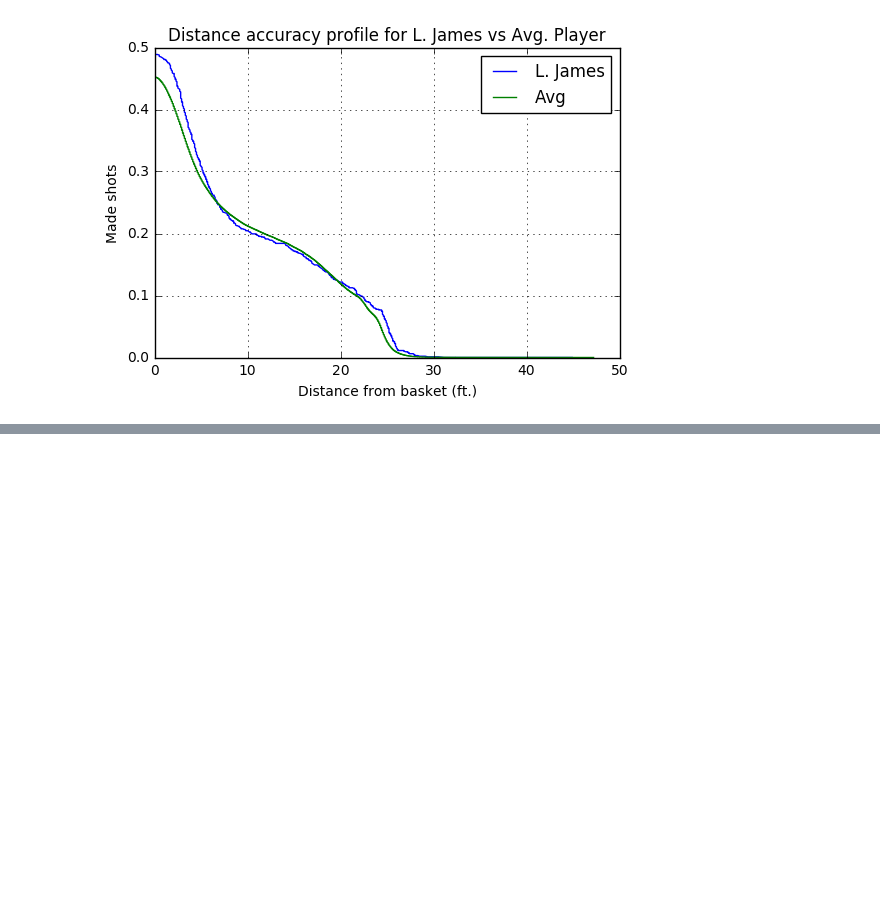
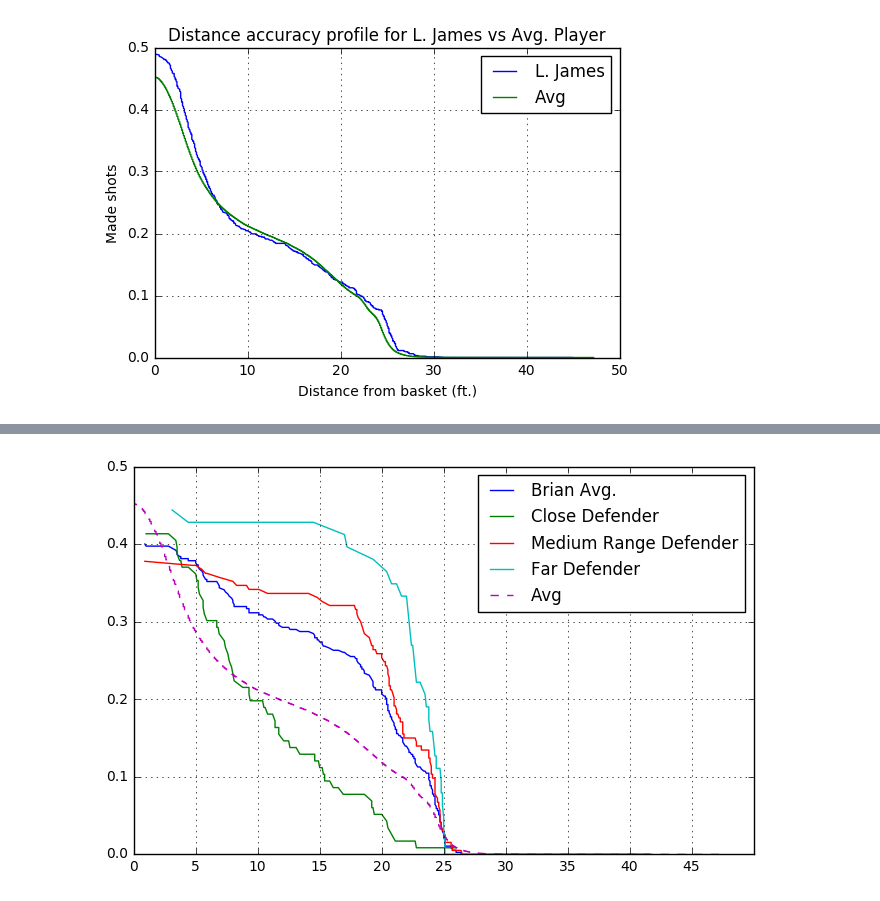
Before and after one commit to victorgcapone/datascience, a Jupyter notebook: NBAShotLogs/NBAShots Analysis - General.ipynb, the cells around one changed output, grey strips where cells are left out. Saved outputs shown, nothing was run; the diff lists cells and outputs as text; code cells hidden in the pictures; blank space fills up the shorter version.

```diff
--- a/NBAShotLogs/NBAShots Analysis - General.ipynb
+++ b/NBAShotLogs/NBAShots Analysis - General.ipynb
@@ -111,16 +116,13 @@ plt.show()
 [figure]
 # %%
 # Let's see how this compares to the average player
-# For this we will profile the sum off all players and divide by total amount of players
-all_players_shots = shot_logs.replace('made', 1).replace('missed', 0).sort_values('SHOT_DIST', ascending=False)
-all_made_cumsum = all_players_shots['SHOT_RESULT'].cumsum()
-all_dist = all_players_shots['SHOT_DIST']
+avg_profile = profile(shot_logs)
 plt.title("Distance accuracy profile for L. James vs Avg. Player")
 plt.ylabel("Made shots")
 plt.xlabel("Distance from basket (ft.)")
 plt.grid()
-plt.plot(distances, made_cumsum/counts['SHOT_RESULT'].count())
-plt.plot(all_dist, all_made_cumsum/all_players_shots['SHOT_RESULT'].count())
+plt.plot(*lebron_profile)
+plt.plot(*avg_profile)
 plt.legend(['L. James', 'Avg'])
 plt.show()
 # %% [output]
@@ -148,0 +148,20 @@ plt.show()
+# %%
+# All right, Brian Roberts looks above the average profile, lets see if how his
+# profile behaves under different situtations
+brian_roberts = shot_logs[shot_logs['player_name'] == 'brian roberts']
+normal_profile = profile(brian_roberts)
+close_defender = profile(brian_roberts[brian_roberts['CLOSE_DEF_DIST'] <= 3.3])
+medium_range_defender = profile(brian_roberts[brian_roberts['CLOSE_DEF_DIST'] > 3.3][brian_roberts['CLOSE_DEF_DIST'] <= 6.6])
+far_defender = profile(brian_roberts[brian_roberts['CLOSE_DEF_DIST'] > 6.6])
+plt.figure(figsize=(8,5))
+plt.plot(*normal_profile)
+plt.plot(*close_defender)
+plt.plot(*medium_range_defender)
+plt.plot(*far_defender)
+plt.plot(*avg_profile, '--')
+plt.grid()
+plt.xticks(range(0,50, 5))
+plt.legend(['Brian Avg.', 'Close Defender', 'Medium Range Defender', 'Far Defender', 'Avg'])
+plt.show()
+# %% [output]
+[figure, added]
```
Also changed, not shown: parts of 4 cells of this notebook, 1 other file.
